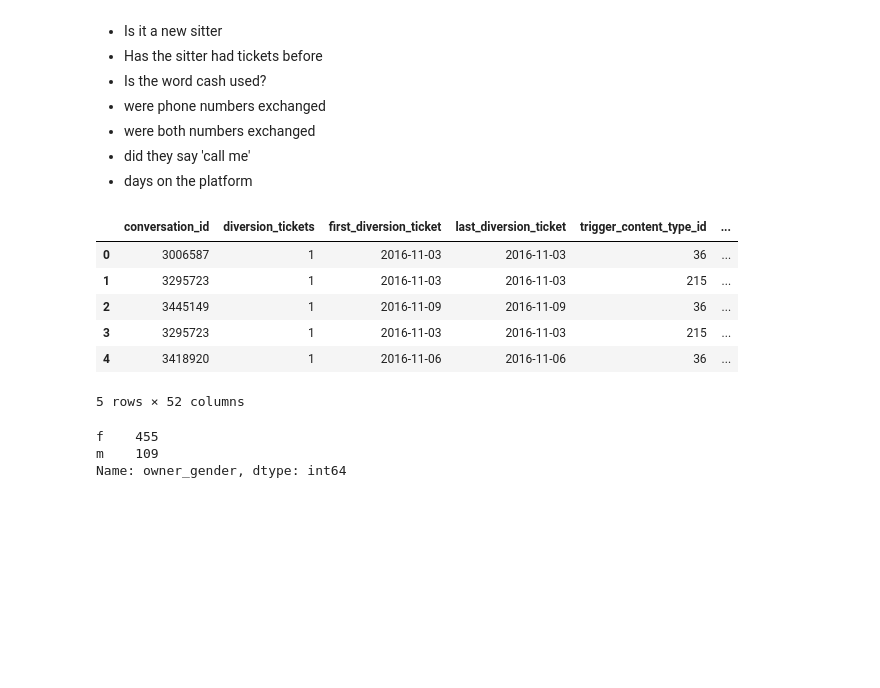
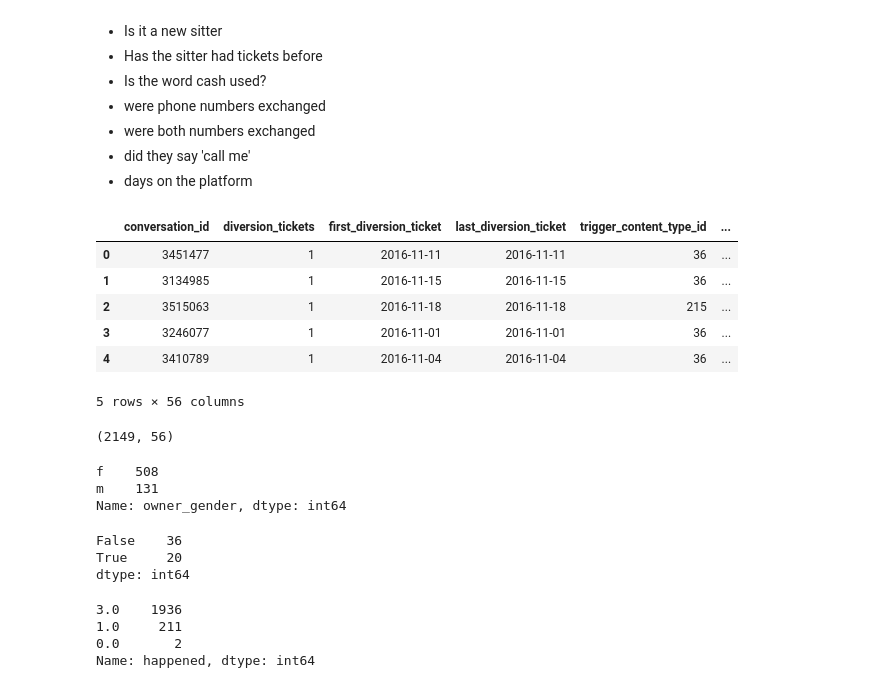
Before and after one commit to jennawhite/wild_west, a Jupyter notebook: Rover_Diversion/Diversion_Data_Cleaning.ipynb, the cells around one changed output. Saved outputs shown, nothing was run; the diff lists cells and outputs as text; code cells hidden in the pictures; blank space fills up the shorter version.

```diff
--- a/Rover_Diversion/Diversion_Data_Cleaning.ipynb
+++ b/Rover_Diversion/Diversion_Data_Cleaning.ipynb
@@ -15,22 +15,33 @@
 import pandas as pd
 import numpy as np
 import matplotlib.pyplot as plt
+import seaborn as sns
 
 url = 'https://www.periscopedata.com/api/rover/chart/csv/03f30c64-64a2-3d42-b249-547e253b7023'
-data = pd.read_csv(url)
+source = pd.read_csv(url)
 # %%
-data.head()
+source.head()
 # %% [output]
 |  | conversation_id | diversion_tickets | first_diversion_ticket | last_diversion_ticket | trigger_content_type_id | ... |
-| 0 | 3006587 | 1 | 2016-11-03 | 2016-11-03 | 36 | ... |
-| 1 | 3295723 | 1 | 2016-11-03 | 2016-11-03 | 215 | ... |
-| 2 | 3445149 | 1 | 2016-11-09 | 2016-11-09 | 36 | ... |
-| 3 | 3295723 | 1 | 2016-11-03 | 2016-11-03 | 215 | ... |
-| 4 | 3418920 | 1 | 2016-11-06 | 2016-11-06 | 36 | ... |
+| 0 | 3451477 | 1 | 2016-11-11 | 2016-11-11 | 36 | ... |
+| 1 | 3134985 | 1 | 2016-11-15 | 2016-11-15 | 36 | ... |
+| 2 | 3515063 | 1 | 2016-11-18 | 2016-11-18 | 215 | ... |
+| 3 | 3246077 | 1 | 2016-11-01 | 2016-11-01 | 36 | ... |
+| 4 | 3410789 | 1 | 2016-11-04 | 2016-11-04 | 36 | ... |
-5 rows × 52 columns
+5 rows × 56 columns
+# %%
+source.shape
+# %% [output]
+(2149, 56)
 # %%
-data.owner_gender.value_counts()
+source.owner_gender.value_counts()
 # %% [output]
-f    455
-m    109
+f    508
+m    131
 Name: owner_gender, dtype: int64
+# %%
+source.isnull().any().value_counts()
+# %% [output]
+False    36
+True     20
+dtype: int64
@@ -36,0 +50,8 @@ Name: owner_gender, dtype: int64
+# %%
+data['happened'].fillna(3, inplace='True')
+data.happened.value_counts()
+# %% [output]
+3.0    1936
+1.0     211
+0.0       2
+Name: happened, dtype: int64
```
Also changed, not shown: parts of 55 cells of this notebook.
